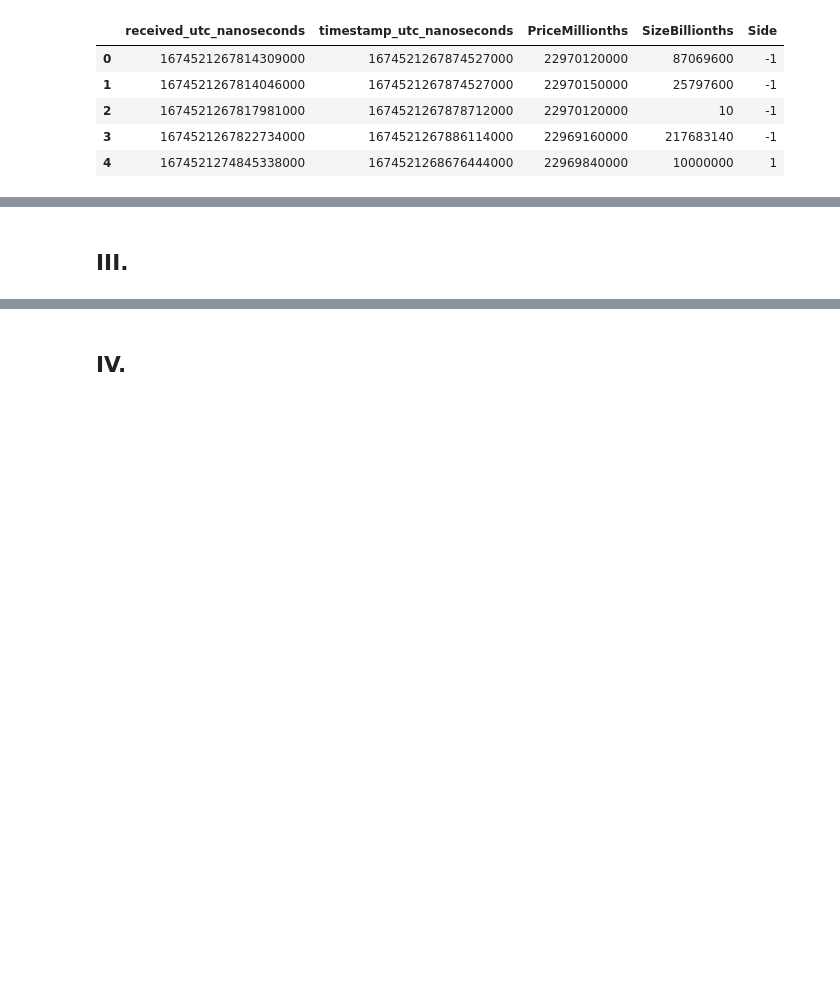
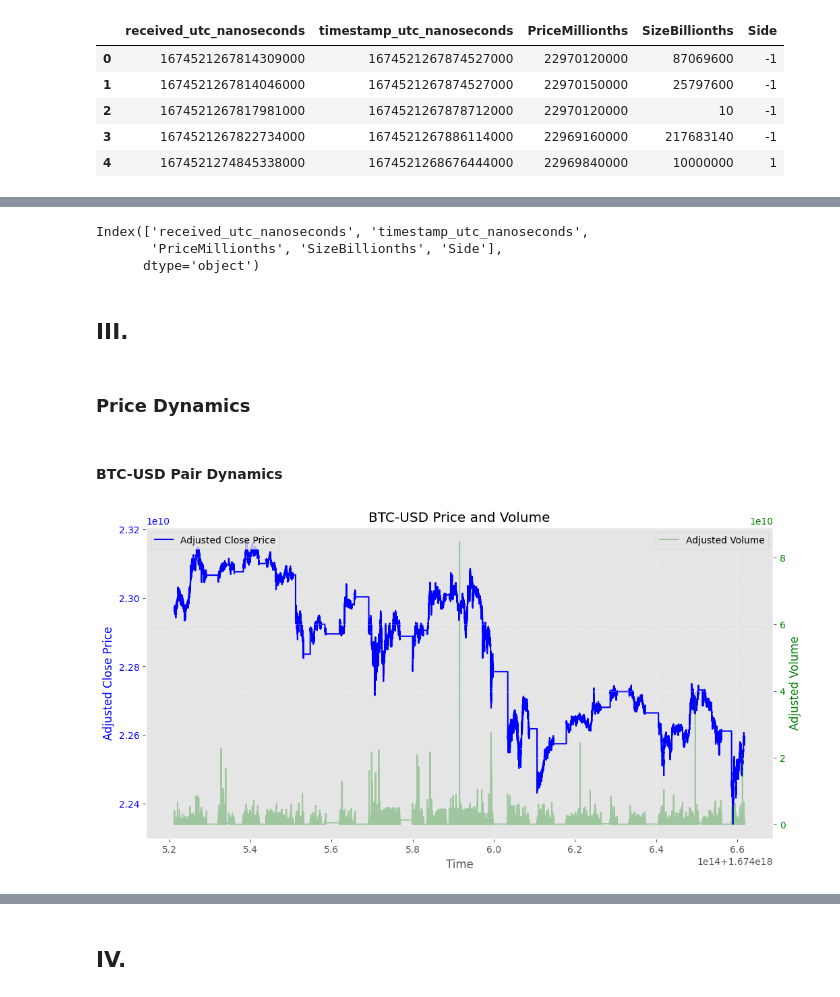
Before and after one commit to MrHumble-Bee/quantitative_trading_strategies, a Jupyter notebook: hw4_tradeflow/hw4_tradeflow.ipynb, the cells around one changed output, grey strips where cells are left out. Drawn from its saved outputs; the diff is of its cells as text; code cells hidden in the pictures; blank space fills up the shorter version.

Commit message:
h24 dynamics done

```diff
--- a/hw4_tradeflow/hw4_tradeflow.ipynb
+++ b/hw4_tradeflow/hw4_tradeflow.ipynb
@@ -43,31 +42,2 @@ from typing import Union
 # %% [markdown]
 ## Functions
-# %%
-class Compute:
-    def lagged_tradeflow(timeseries: pd.DataFrame, volume_column_name: str, side_column_name: str, lag: int):
-        past = (timeseries[volume_column_name] * timeseries[side_column_name])
-        org_cumsum = past.cumsum()
-        org_cumsum.name = 'cumsum'
-        lagged_cumsum = org_cumsum.reindex(org_cumsum.index - lag).fillna(method='ffill')
-        lagged_cumsum.index = org_cumsum.index
-        lagged_cumsum.name = 'new_cumsum'
-        volume_side = past.copy().cumsum()
-        display("Vol * Side")
-        volume_side.index = past.index
-        display(pd.concat([past, volume_side], axis=1))
-        past = past.reindex(timeseries.index - lag)
-        past = past.fillna(method='ffill')
-        display("Reindexed")
-        volume_side.index = past.index
-        display(pd.concat([past, volume_side], axis=1))
-        past = past.cumsum()
-        display("Cumsum")
-        volume_side.index = past.index
-        display(pd.concat([past, volume_side], axis=1))
-
-        past.index = timeseries.index
-        past.name = 'lagged_cumsum'
-
-        new_timeseries = pd.concat([timeseries, org_cumsum, past, lagged_cumsum], axis=1)
-        new_timeseries['diff'] = org_cumsum - past
-        return new_timeseries
@@ -84,6 +415,13 @@ book_eth_usd_df = pd.read_csv(r'./data/book_narrow_ETH-USD_2023.delim', sep='\t'
 trades_btc_usd_df = pd.read_csv(r'./data/trades_narrow_BTC-USD_2023.delim', sep='\t')
 trades_eth_btc_df = pd.read_csv(r'./data/trades_narrow_ETH-BTC_2023.delim', sep='\t')
 trades_eth_usd_df = pd.read_csv(r'./data/trades_narrow_ETH-USD_2023.delim', sep='\t')
+# %%
+book_btc_usd_df = book_btc_usd_df.sort_values(TIMESTAMP_COL_NAME)
+book_eth_btc_df = book_eth_btc_df.sort_values(TIMESTAMP_COL_NAME)
+book_eth_usd_df = book_eth_usd_df.sort_values(TIMESTAMP_COL_NAME)
+trades_btc_usd_df = trades_btc_usd_df.sort_values(TIMESTAMP_COL_NAME)
+trades_eth_btc_df = trades_eth_btc_df.sort_values(TIMESTAMP_COL_NAME)
+trades_eth_usd_df = trades_eth_usd_df.sort_values(TIMESTAMP_COL_NAME)
 # %%
 train_split_portion = 0.4
 
@@ -196,2 +469,21 @@ Compute.lagged_tradeflow(data, 'vol', 'side', 2)
+# %%
+train_trades_btc_usd_df.columns
+# %% [output]
+Index(['received_utc_nanoseconds', 'timestamp_utc_nanoseconds',
+       'PriceMillionths', 'SizeBillionths', 'Side'],
+      dtype='object')
 # %% [markdown]
 ## III.
+# %% [markdown]
+### Price Dynamics
+# %%
+FORWARD_RETURN_TIME_INTERVAL = 5e9
+fr_trades_btc_usd_df = Compute.forward_returns(trades_btc_usd_df, TIMESTAMP_COL_NAME, 'PriceMillionths', 'SizeBillionths', FORWARD_RETURN_TIME_INTERVAL)
+fr_trades_eth_btc_df = Compute.forward_returns(trades_eth_btc_df, TIMESTAMP_COL_NAME, 'PriceMillionths', 'SizeBillionths', FORWARD_RETURN_TIME_INTERVAL)
+fr_trades_eth_usd_df = Compute.forward_returns(trades_eth_usd_df, TIMESTAMP_COL_NAME, 'PriceMillionths', 'SizeBillionths', FORWARD_RETURN_TIME_INTERVAL)
+# %% [markdown]
+#### BTC-USD Pair Dynamics
+# %%
+PlotDynamics.plot_price_volume(fr_trades_btc_usd_df, 'BTC-USD', price_column_name='price', volume_column_name='total_volume', use_steps_post=True)
+# %% [output]
+[figure, added]
```
Also changed, not shown: parts of 27 cells of this notebook.
